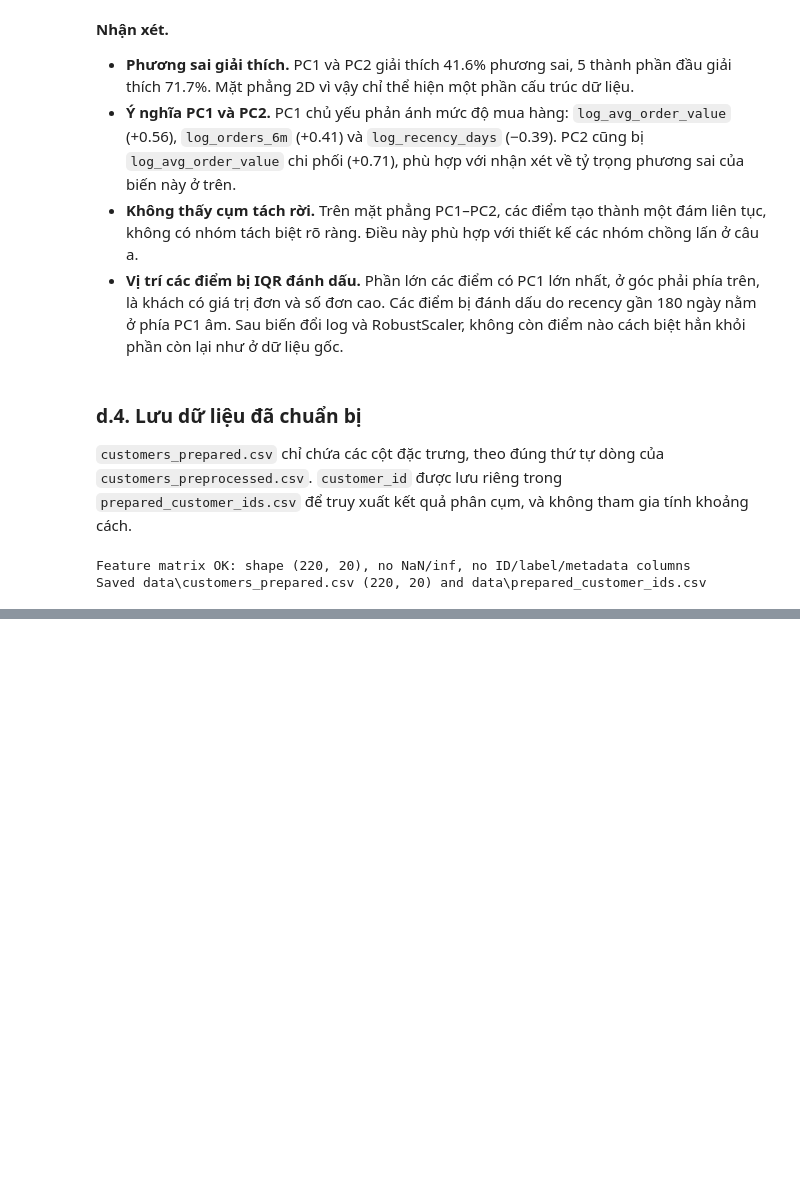
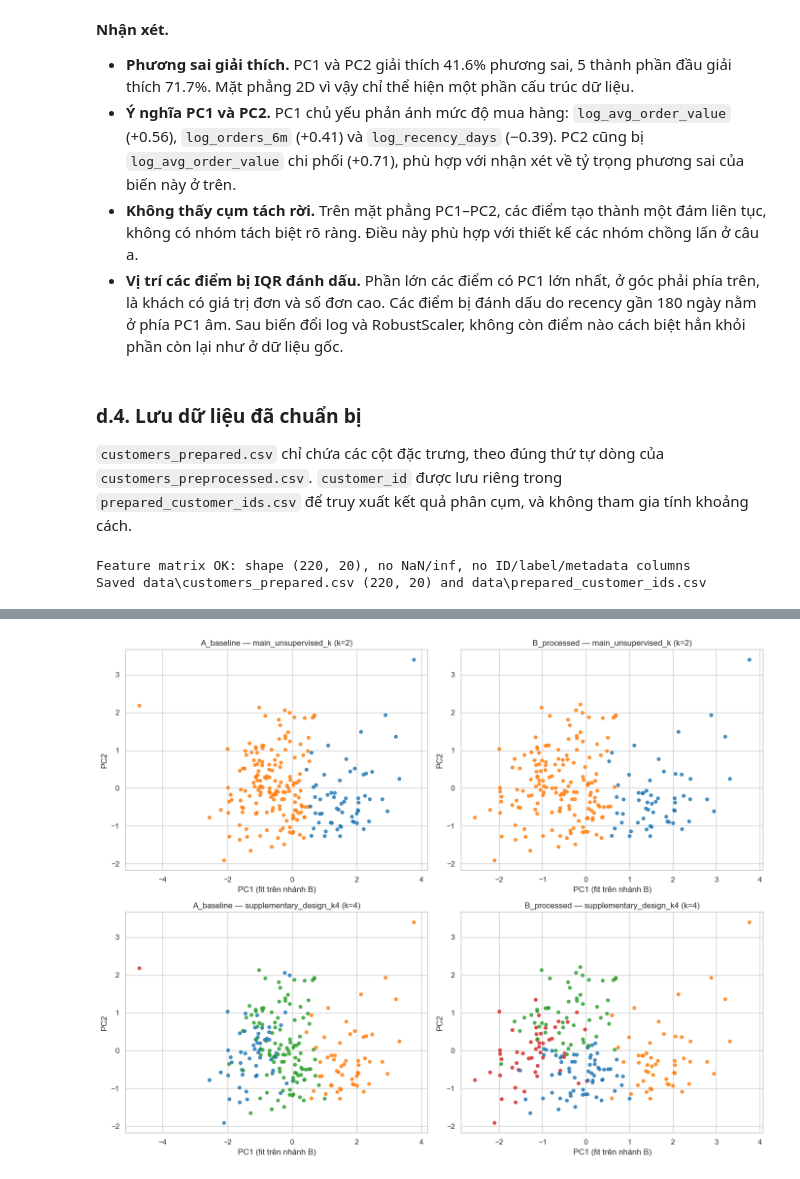
Before and after one commit to Longkyoladn/Datamining-, a Jupyter notebook: customer_segmentation/notebooks/customer_segmentation.ipynb, the cells around one changed output, grey strips where cells are left out. Drawn from its saved outputs; the diff is of its cells as text; code cells hidden in the pictures; blank space fills up the shorter version.

```diff
--- a/customer_segmentation/notebooks/customer_segmentation.ipynb
+++ b/customer_segmentation/notebooks/customer_segmentation.ipynb
@@ -2057,0 +2232,17 @@ Saved data\customers_prepared.csv (220, 20) and data\prepared_customer_ids.csv
+# %%
+experiments = [("main_unsupervised_k", K_MAIN)]
+if K_DESIGN != K_MAIN:
+    experiments.append(("supplementary_design_k4", K_DESIGN))
+
+X_clean_reference = transform_features(reference_df, fitted_transformers)
+check_feature_matrix(X_clean_reference, FEATURE_COLUMNS)
+evaluated_matrices = {**branch_matrices, "reference_clean_original": X_clean_reference}
+
+cluster_labels = {}
+result_rows = []
+for experiment, k in experiments:
+    for branch, X in evaluated_matrices.items():
+        model, metrics = fit_kmeans(X, k)
+        cluster_labels[(experiment, branch)] = model.labels_
+        result_rows.append({"experiment": experiment, "branch": branch, **metrics})
+clustering_results = pd.DataFrame(result_rows)
@@ -2057,0 +2330,11 @@ Saved data\customers_prepared.csv (220, 20) and data\prepared_customer_ids.csv
+# %%
+baseline_violations = check_business_rules(baseline_df)
+violating_rows = baseline_violations.any(axis=1).to_numpy()
+violation_clusters = baseline_df.loc[violating_rows, ["customer_id", "tenure_months", "recency_days", "total_spend_6m",
+                                                      "sessions_30d", "discount_usage_rate", "return_rate"]].copy()
+violation_clusters["violated_rules"] = [", ".join(baseline_violations.columns[baseline_violations.loc[i]])
+                                        for i in violation_clusters.index]
+for experiment, k in experiments:
+    violation_clusters[f"cluster_A_k{k}"] = cluster_labels[(experiment, "A_baseline")][violating_rows]
+    violation_clusters[f"cluster_B_k{k}"] = cluster_labels[(experiment, "B_processed")][violating_rows]
+violation_clusters
@@ -2057,0 +2360,16 @@ Saved data\customers_prepared.csv (220, 20) and data\prepared_customer_ids.csv
+# %%
+pca_view = PCA(n_components=2, random_state=SEED).fit(X_processed)
+fig, axes = plt.subplots(len(experiments), 2, figsize=(14, 5.5 * len(experiments)), squeeze=False)
+for row_axes, (experiment, k) in zip(axes, experiments):
+    for ax, branch in zip(row_axes, branch_matrices):
+        coords = pca_view.transform(branch_matrices[branch])
+        scatter = ax.scatter(coords[:, 0], coords[:, 1], c=cluster_labels[(experiment, branch)],
+                             cmap="tab10", s=22, alpha=0.8, vmin=0, vmax=9)
+        ax.set_title(f"{branch} — {experiment} (k={k})")
+        ax.set_xlabel("PC1 (fit trên nhánh B)")
+        ax.set_ylabel("PC2")
+fig.tight_layout()
+fig.savefig(FIGURE_DIR / "e_clusters_pca.png", dpi=150)
+plt.show()
+# %% [output]
+[figure, added]
```
Also changed, not shown: parts of 31 cells of this notebook, 6 other files.
